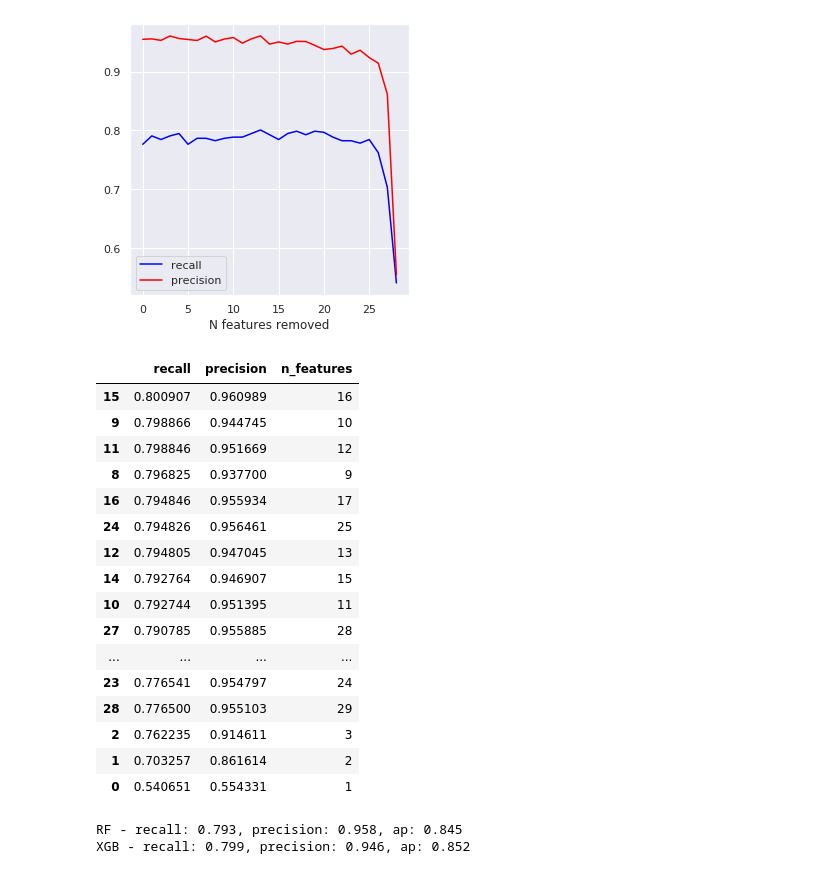
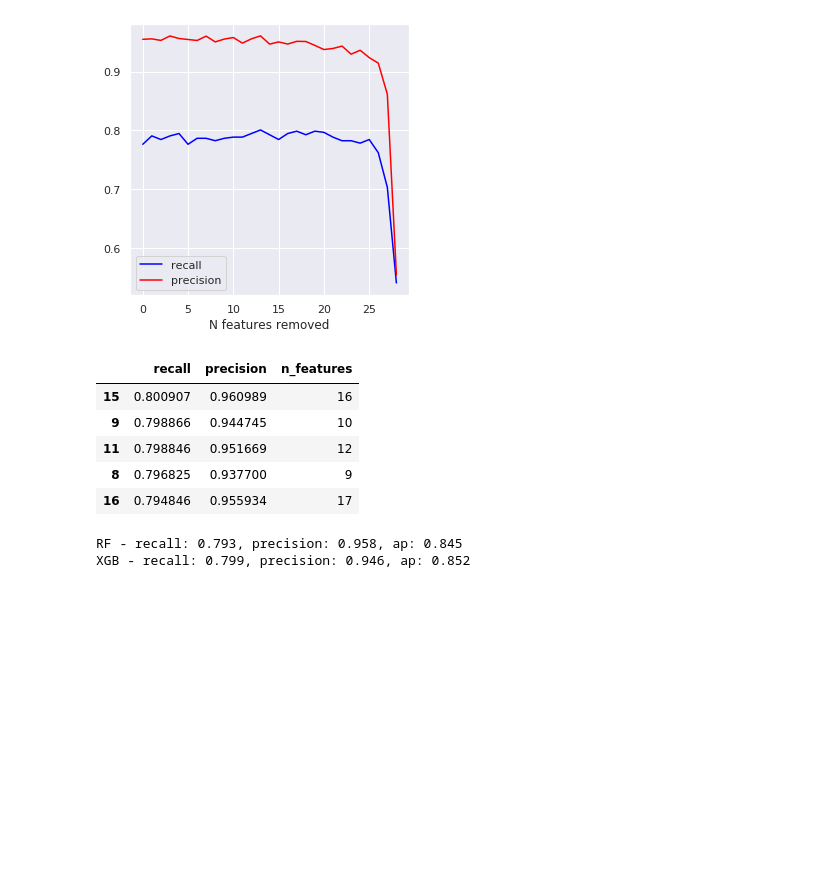
Before and after one commit to VladimirIsakov91/CreditCardFraud, a Jupyter notebook: CreditCardFraud.ipynb, the cells around one changed output. Drawn from its saved outputs; the diff is of its cells as text; code cells hidden in the pictures; blank space fills up the shorter version.

```diff
--- a/CreditCardFraud.ipynb
+++ b/CreditCardFraud.ipynb
@@ -387,27 +418,16 @@ plt.show()
 # %%
 rfe_df = pandas.DataFrame(data={'recall': rfe_recall.grid_scores_,
                                 'precision': rfe_precision.grid_scores_,
                                 'n_features': [i for i in range(1, 30)]},
                                 )
-rfe_df.sort_values(by='recall', ascending=False)
+rfe_df.sort_values(by='recall', ascending=False).head()
 # %% [output]
 |  | recall | precision | n_features |
 | 15 | 0.800907 | 0.960989 | 16 |
 | 9 | 0.798866 | 0.944745 | 10 |
 | 11 | 0.798846 | 0.951669 | 12 |
 | 8 | 0.796825 | 0.937700 | 9 |
 | 16 | 0.794846 | 0.955934 | 17 |
-| 24 | 0.794826 | 0.956461 | 25 |
-| 12 | 0.794805 | 0.947045 | 13 |
-| 14 | 0.792764 | 0.946907 | 15 |
-| 10 | 0.792744 | 0.951395 | 11 |
-| 27 | 0.790785 | 0.955885 | 28 |
-| ... | ... | ... | ... |
-| 23 | 0.776541 | 0.954797 | 24 |
-| 28 | 0.776500 | 0.955103 | 29 |
-| 2 | 0.762235 | 0.914611 | 3 |
-| 1 | 0.703257 | 0.861614 | 2 |
-| 0 | 0.540651 | 0.554331 | 1 |
 # %%
 columns = [name for name, mask in zip(X.columns, rfe_recall.support_) if mask == True]
 X_ = X[columns]
```
Also changed, not shown: parts of 16 cells of this notebook, 3 other files.
